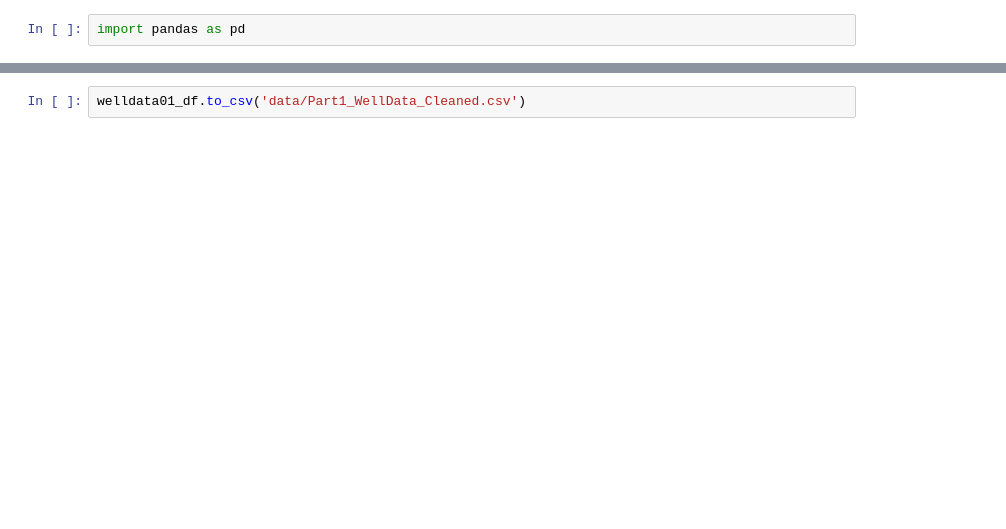
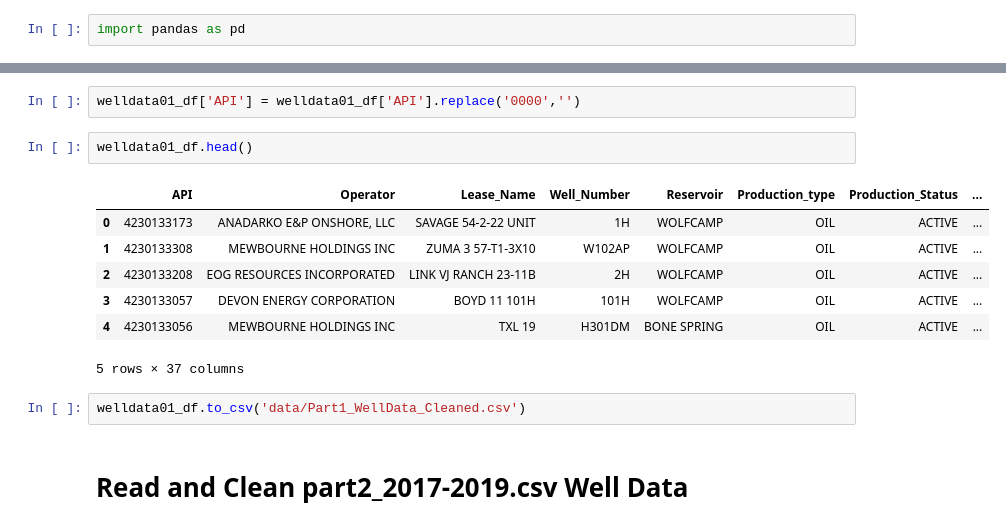
Before and after one commit to fractalss/Well-Quakes-Project, a Jupyter notebook: data_cleaning.ipynb, the cells around one changed output, grey strips where cells are left out. Cells and saved outputs as stored; diff of their text form; blank space fills up the shorter version.

```diff
--- a/data_cleaning.ipynb
+++ b/data_cleaning.ipynb
@@ -94,2 +95,16 @@ welldata01_df
+# %%
+welldata01_df['API'] = welldata01_df['API'].replace('0000','')
+# %%
+welldata01_df.head()
+# %% [output]
+|  | API | Operator | Lease_Name | Well_Number | Reservoir | Production_type | Production_Status | ... |
+| 0 | 4230133173 | ANADARKO E&P ONSHORE, LLC | SAVAGE 54-2-22 UNIT | 1H | WOLFCAMP | OIL | ACTIVE | ... |
+| 1 | 4230133308 | MEWBOURNE HOLDINGS INC | ZUMA 3 57-T1-3X10 | W102AP | WOLFCAMP | OIL | ACTIVE | ... |
+| 2 | 4230133208 | EOG RESOURCES INCORPORATED | LINK VJ RANCH 23-11B | 2H | WOLFCAMP | OIL | ACTIVE | ... |
+| 3 | 4230133057 | DEVON ENERGY CORPORATION | BOYD 11 101H | 101H | WOLFCAMP | OIL | ACTIVE | ... |
+| 4 | 4230133056 | MEWBOURNE HOLDINGS INC | TXL 19 | H301DM | BONE SPRING | OIL | ACTIVE | ... |
+5 rows × 37 columns
 # %%
 welldata01_df.to_csv('data/Part1_WellData_Cleaned.csv')
+# %% [markdown]
+# Read and Clean part2_2017-2019.csv Well Data
```
Also changed, not shown: parts of 17 cells of this notebook, 7 other files.
